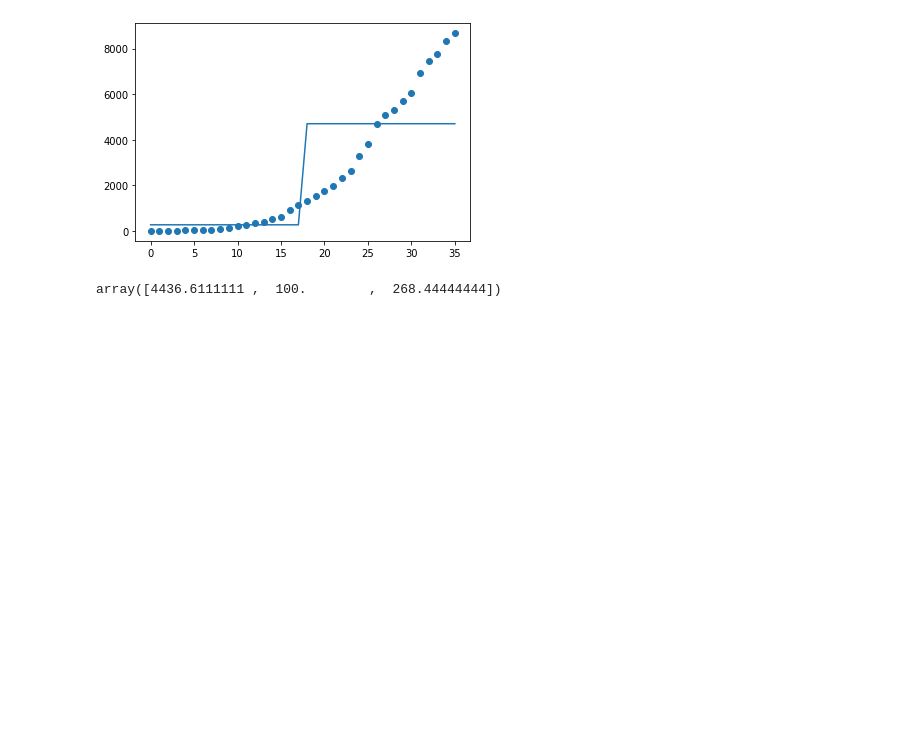
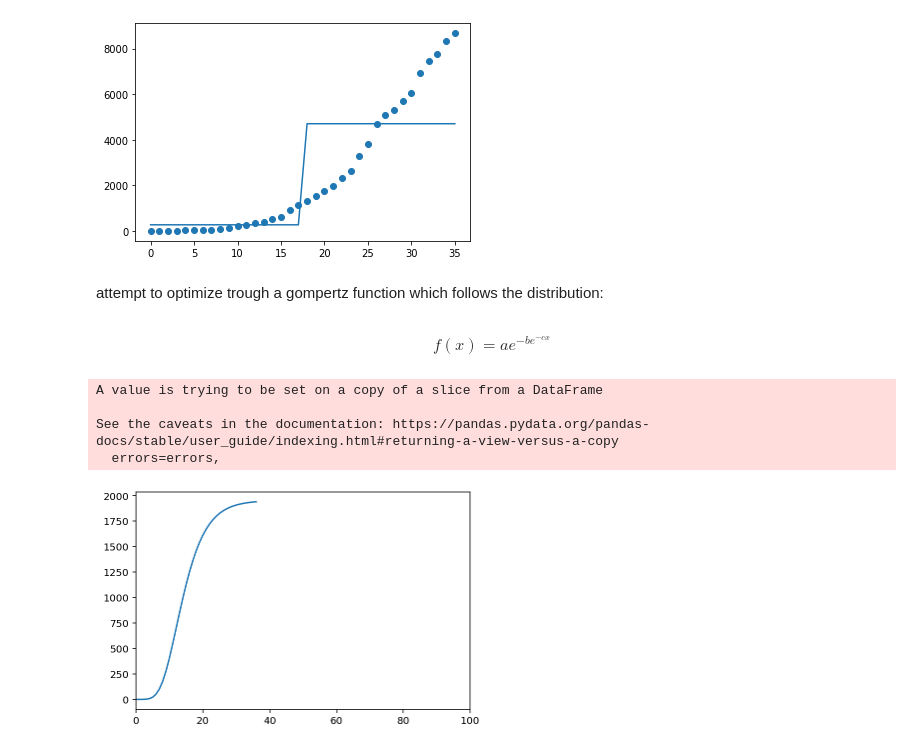
Before and after one commit to simonegiancola09/covid-19-Analysis, a Jupyter notebook: Covid.ipynb, the cells around one changed output. Cells and saved outputs as stored; diff of their text form; code cells hidden in the pictures; blank space fills up the shorter version.

```diff
--- a/Covid.ipynb
+++ b/Covid.ipynb
@@ -742,7 +754,32 @@ plt.plot(X,logistic2(X,best_vals[0],best_vals[1],best_vals[2]))
 # %% [output]
 [<matplotlib.lines.Line2D at 0x...>]
 [figure]
-# %%
-best_vals
-# %% [output]
-array([4436.6111111 ,  100.        ,  268.44444444])
+# %% [markdown]
+attempt to optimize trough a gompertz function which follows the distribution:
+# %% [markdown]
+$$f(x)=ae^{-be^{-cx}}$$
+# %%
+from scipy.optimize import curve_fit
+import warnings
+mil=get_provincia('Milano',province)
+#####done with lombardy and its daily increment
+Lom=get_regione('Lombardia',regioni)
+def gompertz(x,a,b,c):
+    return a*np.exp(-b*np.exp(-c*x))
+X=np.arange(len(Lom['day']),dtype=float)
+y=np.array([Lom['nuovi_positivi'].to_numpy()[i] for i in range(len(Lom['nuovi_positivi']))],dtype=float)
+init_vals=[3,4,5]
+best_vals,covar=curve_fit(gompertz,xdata=X.flatten(),ydata=y.flatten(),p0=init_vals)
+
+plt.clf()
+plt.plot(gompertz(X,best_vals[0],best_vals[1],best_vals[2]))
+plt.xlim([0,100])
+plt.show()
+
+#ax.set_xlim([0,70])
+# %% [output]
+A value is trying to be set on a copy of a slice from a DataFrame
+
+See the caveats in the documentation: https://pandas.pydata.org/pandas-docs/stable/user_guide/indexing.html#returning-a-view-versus-a-copy
+  errors=errors,
+[figure, added]
```
Also changed, not shown: parts of 23 cells of this notebook.
